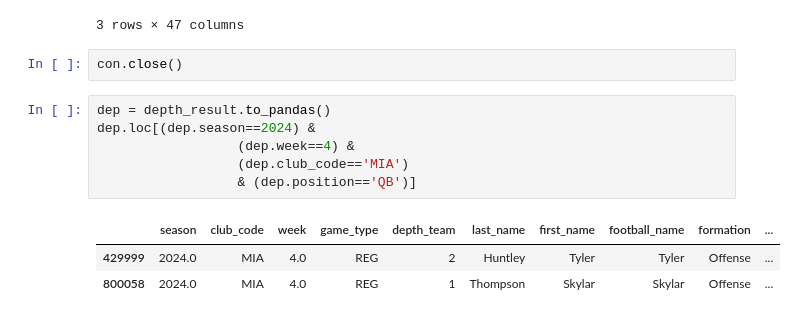
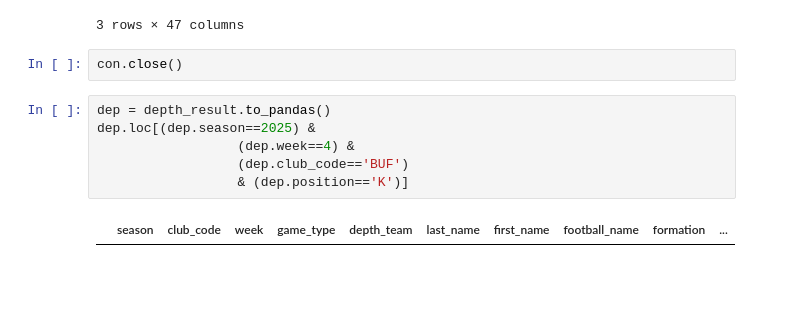
Before and after one commit to sharedw/NFL_sim, a Jupyter notebook: create_database.ipynb, the cells around one changed output. Saved outputs shown, nothing was run; the diff lists cells and outputs as text; blank space fills up the shorter version.

```diff
--- a/create_database.ipynb
+++ b/create_database.ipynb
@@ -158,11 +186,9 @@ con.execute("select gameday, * from schedule where home_team = 'MIA'").df().tail
 con.close()
 # %%
 dep = depth_result.to_pandas()
-dep.loc[(dep.season==2024) &
+dep.loc[(dep.season==2025) &
                   (dep.week==4) &
-                  (dep.club_code=='MIA')
-                  & (dep.position=='QB')]
+                  (dep.club_code=='BUF')
+                  & (dep.position=='K')]
 # %% [output]
 |  | season | club_code | week | game_type | depth_team | last_name | first_name | football_name | formation | ... |
-| 429999 | 2024.0 | MIA | 4.0 | REG | 2 | Huntley | Tyler | Tyler | Offense | ... |
-| 800058 | 2024.0 | MIA | 4.0 | REG | 1 | Thompson | Skylar | Skylar | Offense | ... |
```
Also changed, not shown: parts of 4 cells of this notebook, 7 other files.
